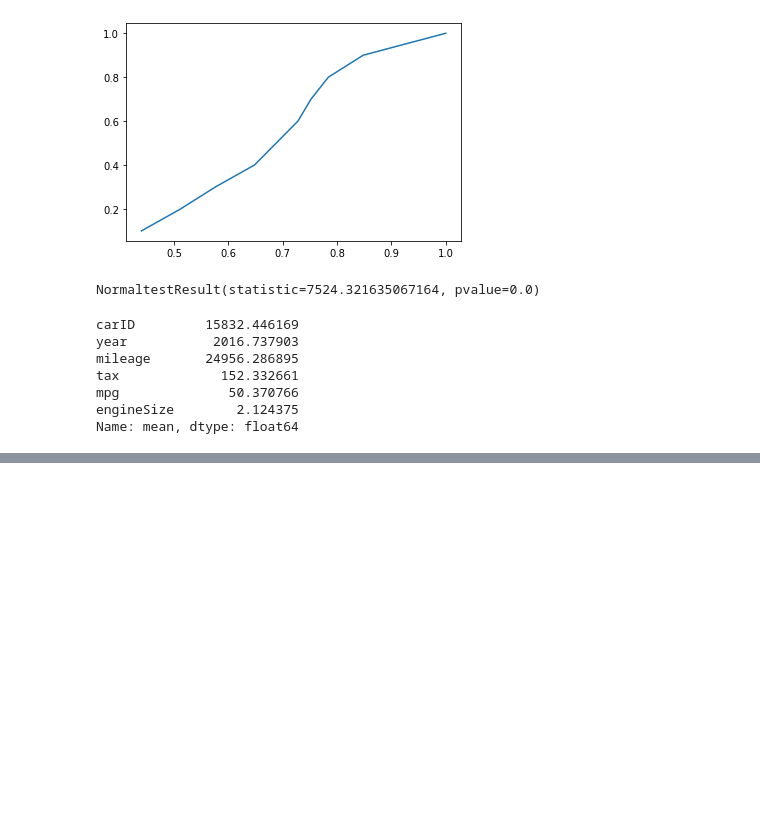
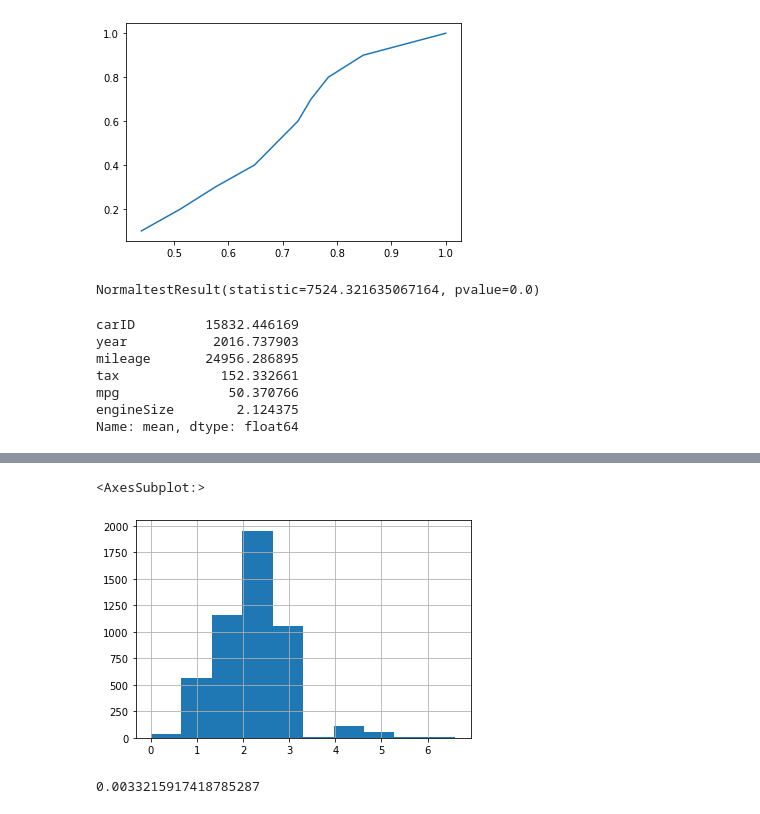
Before and after one commit to erdemsirel/sklearn_data_validation, a Jupyter notebook: sklearn_data_validation/test.ipynb, the cells around one changed output, grey strips where cells are left out. Drawn from its saved outputs; the diff is of its cells as text; code cells hidden in the pictures; blank space fills up the shorter version.

```diff
--- a/sklearn_data_validation/test.ipynb
+++ b/sklearn_data_validation/test.ipynb
@@ -53,0 +67,10 @@ def test_mean(mean, ref_mean, ref_std, z_threshold=3):
+# %%
+ref_var = X_train.engineSize
+var = X_test.engineSize
+print(metrics.abs_difference_of_means(ref_var, var))
+print(metrics.relative_abs_difference_of_means(ref_var, var))
+print(metrics.relative_wasserstein_varance(ref_var, var))
+print(metrics.is_var_within_z_threshold(ref_var, var, z_threshold=1))
+print(metrics.is_ks_successfull(ref_var, var))
+print(metrics.is_vars_normal(ref_var, var))
+print(metrics.psi(ref_var, var))
@@ -53,0 +109,5 @@ def test_mean(mean, ref_mean, ref_std, z_threshold=3):
+# %%
+ref_var.hist()
+# %% [output]
+<AxesSubplot:>
+[figure, added]
@@ -53,0 +119,5 @@ def test_mean(mean, ref_mean, ref_std, z_threshold=3):
+# %%
+PSI=((var_dist - ref_dist) * np.log(var_dist / ref_dist)).sum()
+PSI
+# %% [output]
+0.0033215917418785287
```
Also changed, not shown: parts of 22 cells of this notebook, 1 other file.
